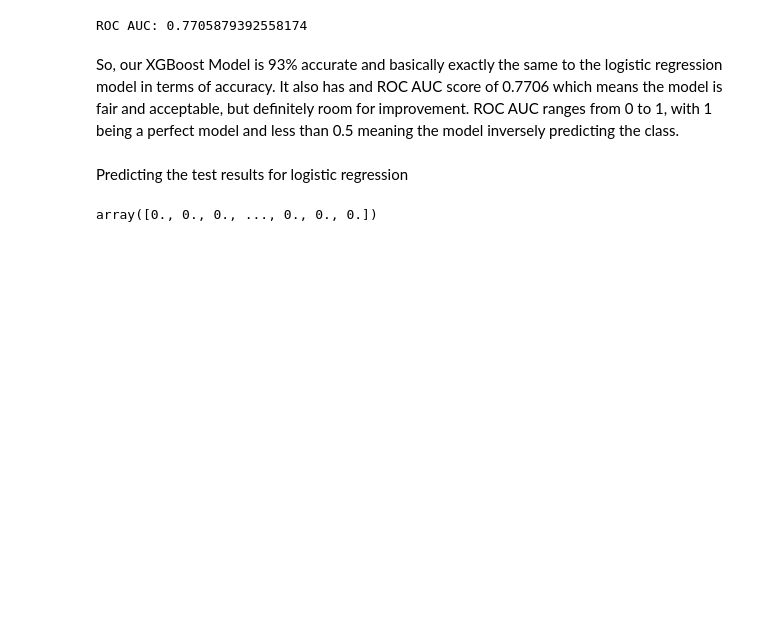
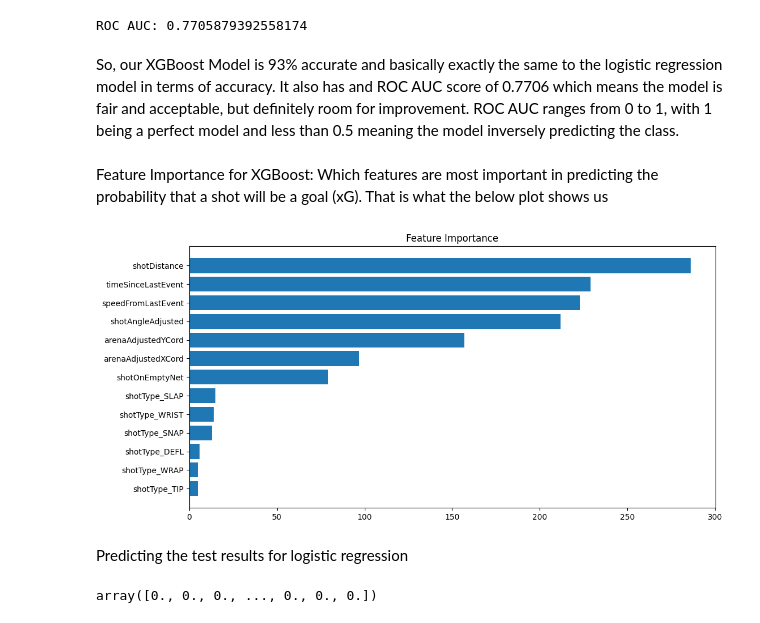
Before and after one commit to Nick3429/NHLxG, a Jupyter notebook: NHLShotData.ipynb, the cells around one changed output. Cells and saved outputs as stored; diff of their text form; code cells hidden in the pictures; blank space fills up the shorter version.

```diff
--- a/NHLShotData.ipynb
+++ b/NHLShotData.ipynb
@@ -211,3 +211,5 @@ print(f'ROC AUC: {roc_auc}')
 ROC AUC: 0.7705879392558174
 # %% [markdown]
 So, our XGBoost Model is 93% accurate and basically exactly the same to the logistic regression model in terms of accuracy. It also has and ROC AUC score of 0.7706 which means the model is fair and acceptable, but definitely room for improvement. ROC AUC ranges from 0 to 1, with 1 being a perfect model and less than 0.5 meaning the model inversely predicting the class.
+# %% [markdown]
+Feature Importance for XGBoost: Which features are most important in predicting the probability that a shot will be a goal (xG). That is what the below plot shows us
@@ -214,3 +219,17 @@ So, our XGBoost Model is 93% accurate and basically exactly the same to the logi
+# %%
+#Plot feature importance
+
+feature_importance = bst.get_score(importance_type='weight')
+
+# Convert to array for plotting
+sorted_idx = np.argsort(list(feature_importance.values()))
+fig = plt.figure(figsize=(12, 6))
+plt.barh(range(len(sorted_idx)), np.array(list(feature_importance.values()))[sorted_idx], align='center')
+plt.yticks(range(len(sorted_idx)), np.array(list(feature_importance.keys()))[sorted_idx])
+plt.title('Feature Importance')
+plt.show()
+# %% [output]
+[figure, added]
 # %% [markdown]
 Predicting the test results for logistic regression
 # %%
```
Also changed, not shown: parts of 1 cell of this notebook.
